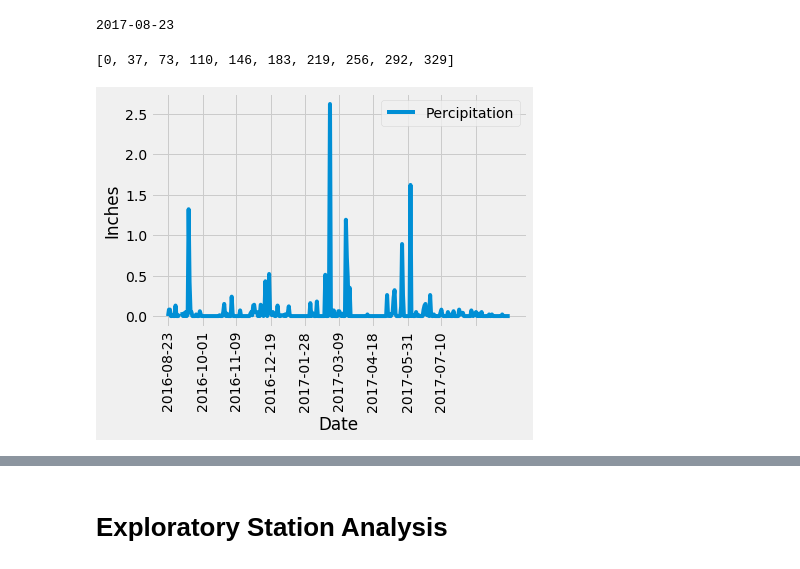
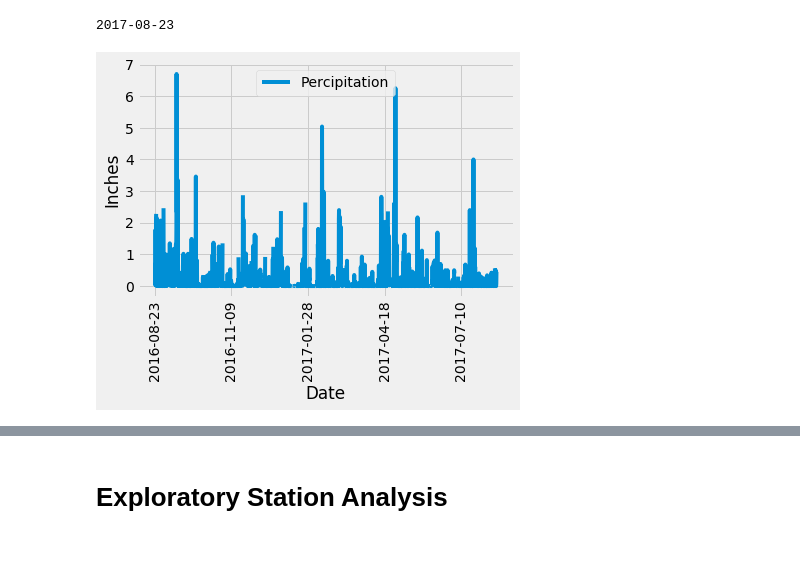
Before and after one commit to chandlergibbons/SQLAlchemy-Surfs-Up-Project, a Jupyter notebook: climate_starter.ipynb, the cells around one changed output, grey strips where cells are left out. Cells and saved outputs as stored; diff of their text form; code cells hidden in the pictures.

Commit message:
All done with everything except bonus 2

```diff
--- a/climate_starter.ipynb
+++ b/climate_starter.ipynb
@@ -60,64 +60,44 @@ print(newest_date.date)
 old_date = newest_date.date
 # %% [output]
 2017-08-23
-# %%
-#
-var11 = []
-
-for i in range(365):
-    if i % (365/10) <1:
-        var11.append(i)
-
-
-var11
-# %% [output]
-[0, 37, 73, 110, 146, 183, 219, 256, 292, 329]
 # %%
 # Design a query to retrieve the last 12 months of precipitation data and plot the results.
 # Starting from the most recent data point in the database.
 
 
 # Calculate the date one year from the last date in data set.
 from datetime import datetime
 from dateutil.relativedelta import relativedelta
 
+#subtracts a year off of old_date variable
 your_date_string = old_date
 format_string = "%Y-%m-%d"
 
 datetime_object = datetime.strptime(old_date, format_string).date()
 new_date = datetime_object - relativedelta(years=1)
 new_date_string = datetime.strftime(new_date, format_string).replace(' 0', ' ')
 
-
-new_date_string
-
 # Perform a query to retrieve the data and precipitation scores
 sel=[Measurement.date, Measurement.prcp]
-date_precip_scores = session.query(*sel).filter(Measurement.date >= new_date_string).group_by(Measurement.date).all()
+date_precip_scores = session.query(*sel).filter(Measurement.date >= new_date_string).all()
 
 # Save the query results as a Pandas DataFrame and set the index to the date column
 date_precip_scores_pd = pd.DataFrame(date_precip_scores,columns=['Date', 'Precip_score'])
 
-date_precip_scores_pd.set_index("Date", inplace= True)
 
 
 
-# Sort the dataframe by date
-
-#already done in the query
+# Sort the dataframe by date (already done in the query)
 
 # Use Pandas Plotting with Matplotlib to plot the data
 
-
-var12 = ["2016-08-23", "2016-10-01", "2016-11-09", "2016-12-19", "2017-01-28", "2017-03-09", "2017-04-18", "2017-05-31", "2017-07-10"]
-
-date_precip_scores_pd.plot()
+date_precip_scores_pd.sort_values('Date', inplace=True)
+date_precip_scores_pd.plot(x = 'Date', y='Precip_score', rot=90)
 plt.xlabel("Date")
 plt.ylabel("Inches")
 plt.legend(['Percipitation'])
-plt.xticks(var11, var12, rotation = 90)
-# plt.xticks(rotation = 90)
-# plt.locator_params(axis="x", nbins=10)
+plt.locator_params(axis="x", nbins=10)
+plt.xticks(rotation = 90)
 plt.show()
 # %% [output]
-[figure, old version]
+[figure, new version]
```
Also changed, not shown: parts of 3 cells of this notebook, 2 other files.
